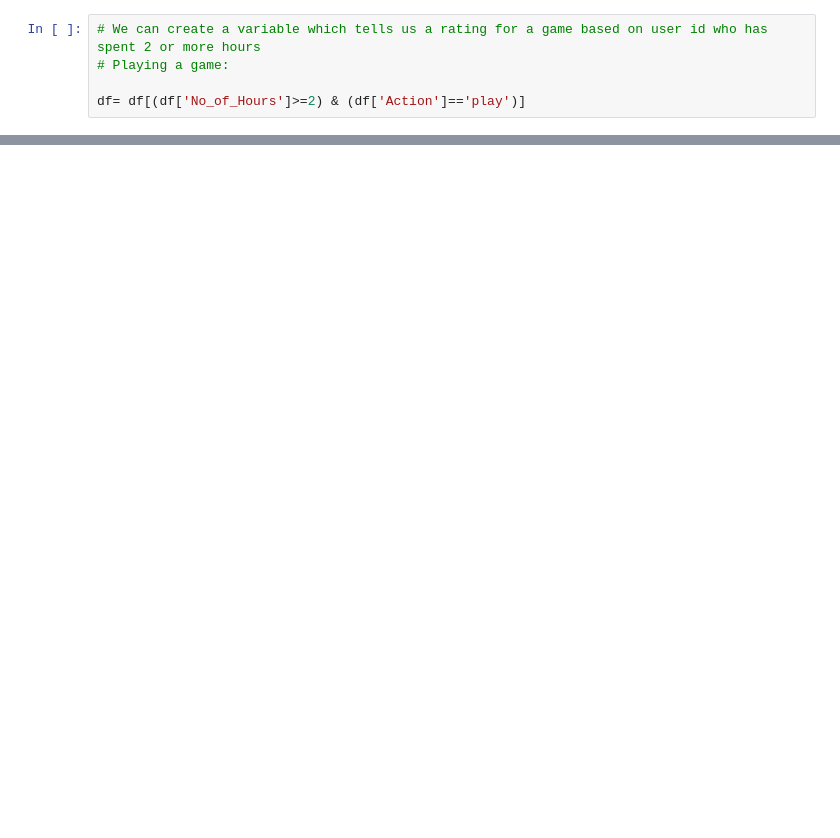
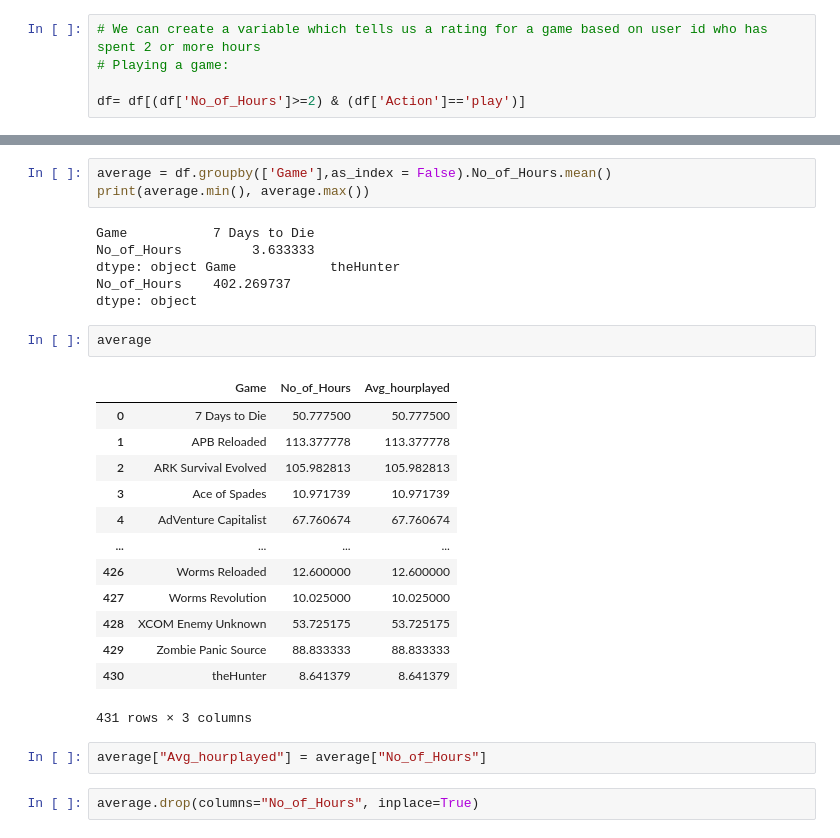
Before and after one commit to Shalmalee15/Sports-Prediction-Model, a Jupyter notebook: recomm_sys.ipynb, the cells around one changed output, grey strips where cells are left out. Drawn from its saved outputs; the diff is of its cells as text; blank space fills up the shorter version.

```diff
--- a/recomm_sys.ipynb
+++ b/recomm_sys.ipynb
@@ -74,0 +293,29 @@ print(df.nunique)
+# %%
+average = df.groupby(['Game'],as_index = False).No_of_Hours.mean()
+print(average.min(), average.max())
+# %% [output]
+Game           7 Days to Die
+No_of_Hours         3.633333
+dtype: object Game            theHunter
+No_of_Hours    402.269737
+dtype: object
+# %%
+average
+# %% [output]
+|  | Game | No_of_Hours | Avg_hourplayed |
+| 0 | 7 Days to Die | 50.777500 | 50.777500 |
+| 1 | APB Reloaded | 113.377778 | 113.377778 |
+| 2 | ARK Survival Evolved | 105.982813 | 105.982813 |
+| 3 | Ace of Spades | 10.971739 | 10.971739 |
+| 4 | AdVenture Capitalist | 67.760674 | 67.760674 |
+| ... | ... | ... | ... |
+| 426 | Worms Reloaded | 12.600000 | 12.600000 |
+| 427 | Worms Revolution | 10.025000 | 10.025000 |
+| 428 | XCOM Enemy Unknown | 53.725175 | 53.725175 |
+| 429 | Zombie Panic Source | 88.833333 | 88.833333 |
+| 430 | theHunter | 8.641379 | 8.641379 |
+431 rows × 3 columns
+# %%
+average["Avg_hourplayed"] = average["No_of_Hours"]
+# %%
+average.drop(columns="No_of_Hours", inplace=True)
```
Also changed, not shown: parts of 31 cells of this notebook.
